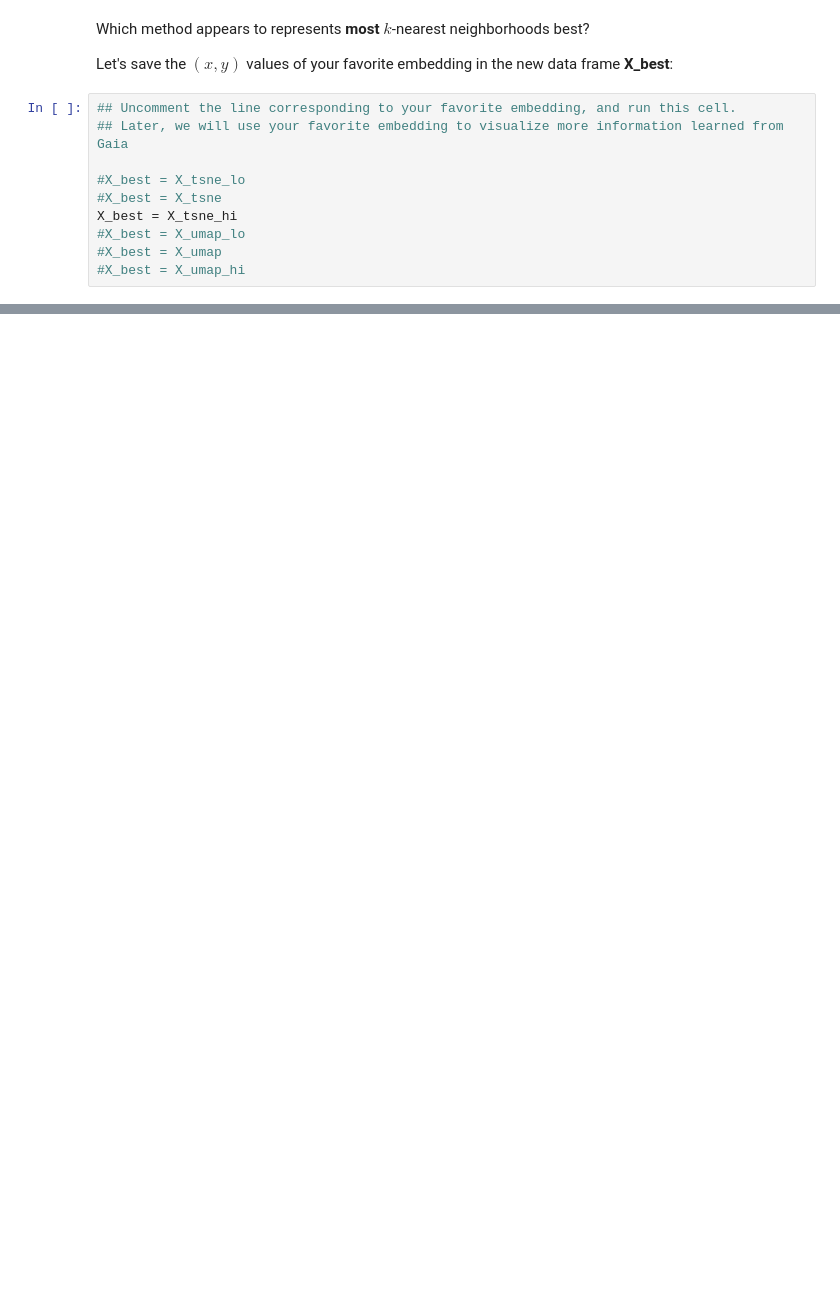
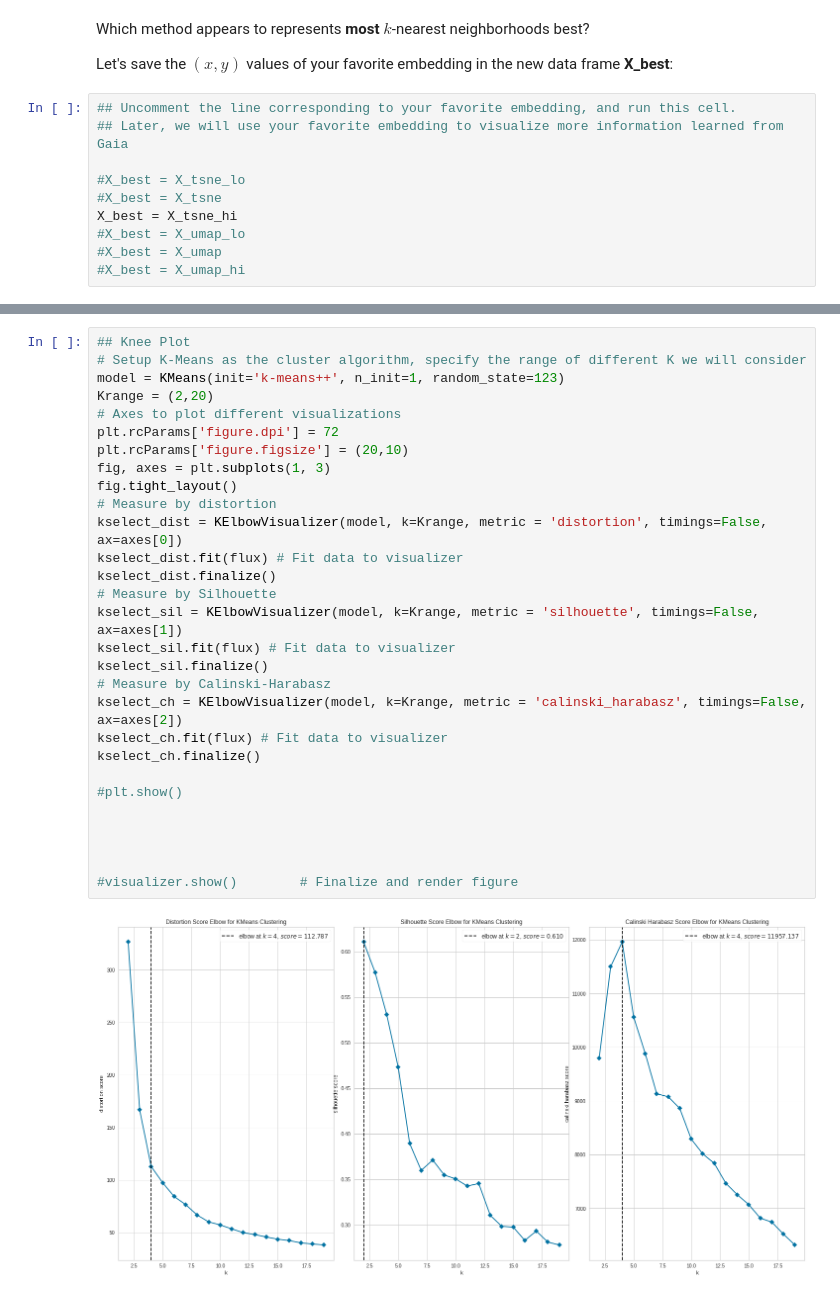
Before and after one commit to jt-ut/GaiaREU, a Jupyter notebook: GaiaREU-ML_v1.ipynb, the cells around one changed output, grey strips where cells are left out. Saved outputs shown, nothing was run; the diff lists cells and outputs as text; blank space fills up the shorter version.

```diff
--- a/GaiaREU-ML_v1.ipynb
+++ b/GaiaREU-ML_v1.ipynb
@@ -333,0 +383,31 @@ X_best['KMCluster'] = KMeans(n_clusters=5, random_state=123).fit(flux).labels_
+# %%
+## Knee Plot
+# Setup K-Means as the cluster algorithm, specify the range of different K we will consider
+model = KMeans(init='k-means++', n_init=1, random_state=123)
+Krange = (2,20)
+# Axes to plot different visualizations
+plt.rcParams['figure.dpi'] = 72
+plt.rcParams['figure.figsize'] = (20,10)
+fig, axes = plt.subplots(1, 3)
+fig.tight_layout()
+# Measure by distortion
+kselect_dist = KElbowVisualizer(model, k=Krange, metric = 'distortion', timings=False, ax=axes[0])
+kselect_dist.fit(flux) # Fit data to visualizer
+kselect_dist.finalize()
+# Measure by Silhouette
+kselect_sil = KElbowVisualizer(model, k=Krange, metric = 'silhouette', timings=False, ax=axes[1])
+kselect_sil.fit(flux) # Fit data to visualizer
+kselect_sil.finalize()
+# Measure by Calinski-Harabasz
+kselect_ch = KElbowVisualizer(model, k=Krange, metric = 'calinski_harabasz', timings=False, ax=axes[2])
+kselect_ch.fit(flux) # Fit data to visualizer
+kselect_ch.finalize()
+
+#plt.show()
+
+
+
+
+#visualizer.show()        # Finalize and render figure
+# %% [output]
+[figure, added]
```
Also changed, not shown: parts of 15 cells of this notebook.
